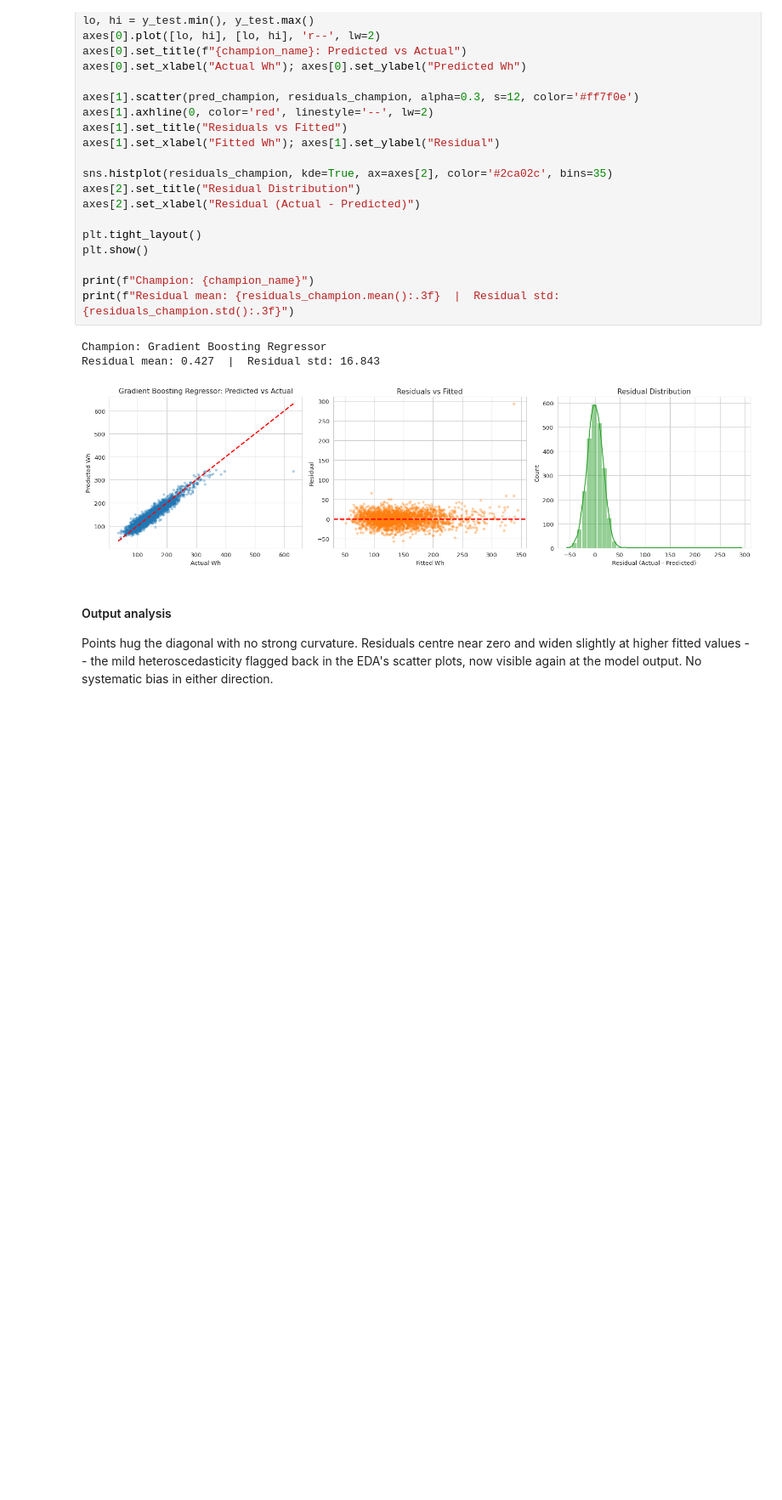
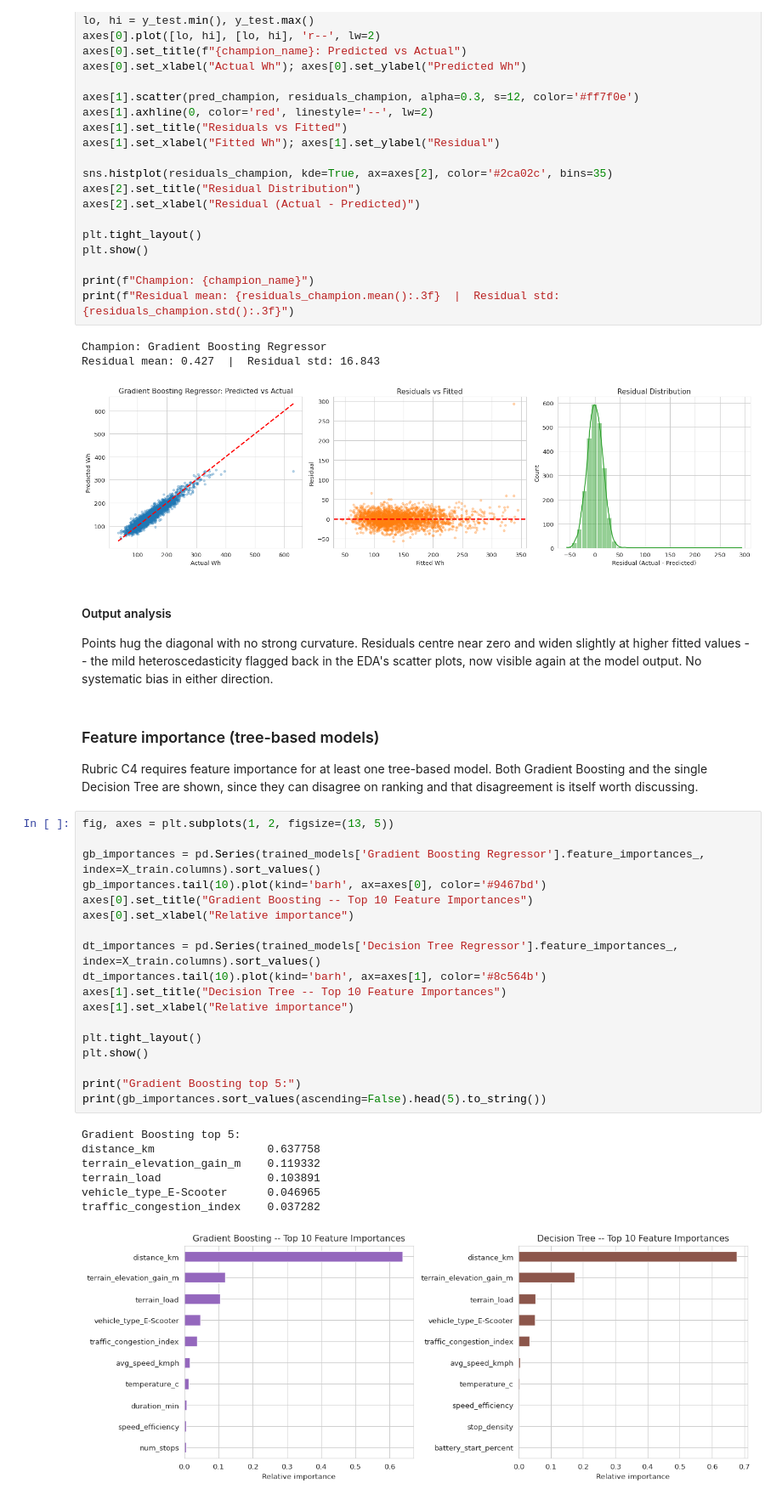
Before and after one commit to AskCoderr/MLCapstone, a Jupyter notebook: notebooks/regression.ipynb, the cells around one changed output. Shown at 85% size. Saved outputs shown, nothing was run; the diff lists cells and outputs as text; blank space fills up the shorter version.

Commit message:
Add feature importance plot for tree-based models

```diff
--- a/notebooks/regression.ipynb
+++ b/notebooks/regression.ipynb
@@ -608,3 +608,33 @@ Residual mean: 0.427  |  Residual std: 16.843
 #### Output analysis
 
 Points hug the diagonal with no strong curvature. Residuals centre near zero and widen slightly at higher fitted values -- the mild heteroscedasticity flagged back in the EDA's scatter plots, now visible again at the model output. No systematic bias in either direction.
+# %% [markdown]
+### Feature importance (tree-based models)
+
+Rubric C4 requires feature importance for at least one tree-based model. Both Gradient Boosting and the single Decision Tree are shown, since they can disagree on ranking and that disagreement is itself worth discussing.
+# %%
+fig, axes = plt.subplots(1, 2, figsize=(13, 5))
+
+gb_importances = pd.Series(trained_models['Gradient Boosting Regressor'].feature_importances_, index=X_train.columns).sort_values()
+gb_importances.tail(10).plot(kind='barh', ax=axes[0], color='#9467bd')
+axes[0].set_title("Gradient Boosting -- Top 10 Feature Importances")
+axes[0].set_xlabel("Relative importance")
+
+dt_importances = pd.Series(trained_models['Decision Tree Regressor'].feature_importances_, index=X_train.columns).sort_values()
+dt_importances.tail(10).plot(kind='barh', ax=axes[1], color='#8c564b')
+axes[1].set_title("Decision Tree -- Top 10 Feature Importances")
+axes[1].set_xlabel("Relative importance")
+
+plt.tight_layout()
+plt.show()
+
+print("Gradient Boosting top 5:")
+print(gb_importances.sort_values(ascending=False).head(5).to_string())
+# %% [output]
+Gradient Boosting top 5:
+distance_km                 0.637758
+terrain_elevation_gain_m    0.119332
+terrain_load                0.103891
+vehicle_type_E-Scooter      0.046965
+traffic_congestion_index    0.037282
+[figure, added]
```
Also changed, not shown: parts of 1 cell of this notebook.
